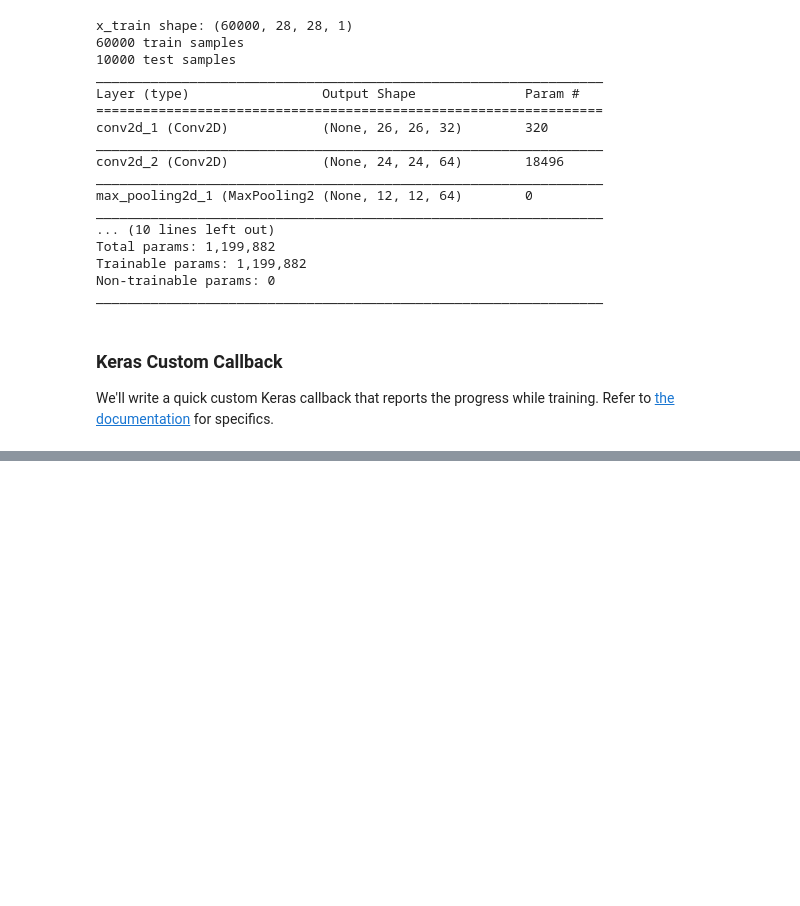
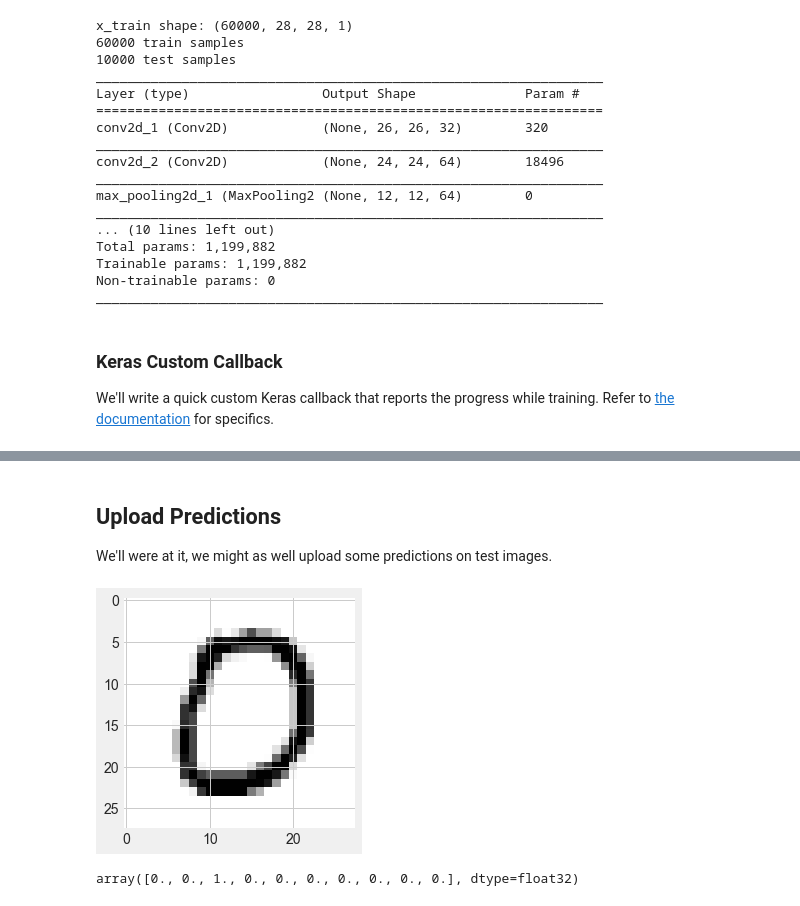
Before and after one commit to WillKoehrsen/Data-Analysis, a Jupyter notebook: slack_interaction/Slack Integration.ipynb, the cells around one changed output, grey strips where cells are left out. Saved outputs shown, nothing was run; the diff lists cells and outputs as text; code cells hidden in the pictures; blank space fills up the shorter version.

```diff
--- a/slack_interaction/Slack Integration.ipynb
+++ b/slack_interaction/Slack Integration.ipynb
@@ -695,27 +718,0 @@ history = model.fit(x_train, y_train, epochs = 2, batch_size = 512,
-# %%
-plt.style.use('fivethirtyeight')
-
-def plot_history(history):
-
-    best_epoch = np.argmin(history['val_loss'])
-    best_loss = history['val_loss'][best_epoch]
-    best_acc = history['val_acc'][best_epoch]
-    best_epoch += 1
-
-    epochs = list(range(1, len(history['loss']) + 1))
-    plt.figure(figsize = (18, 6))
-    plt.subplot(1, 2, 1)
-    plt.plot(epochs, history['loss'], '-o', ms = 10, label = "Training Loss")
-    plt.plot(epochs, history['val_loss'], '-*',  ms = 10, label = "Validation Loss")
-    plt.legend();
-    plt.xlabel('Epoch'); plt.ylabel('Loss')
-    plt.title('Losses');
-
-    plt.subplot(1, 2, 2)
-    plt.plot(epochs, history['acc'], '-o', ms = 10, label = 'Training Acc')
-    plt.plot(epochs, history['val_acc'], '-*',  ms = 10, label = "Validation Acc")
-    plt.legend()
-    plt.xlabel('Epoch'); plt.ylabel('Acc')
-    plt.title('Accuracy');
-
-    plt.suptitle('Training Curves', y= 1.05)
@@ -740,0 +753,21 @@ r.body
+# %% [markdown]
+## Upload Predictions
+
+We'll were at it, we might as well upload some predictions on test images.
+# %%
+from matplotlib import MatplotlibDeprecationWarning
+warnings.filterwarnings('ignore', category = MatplotlibDeprecationWarning)
+
+def plot_image(image, ax = None):
+    if ax is not None:
+        ax.imshow(image.reshape((28, 28)), cmap = 'Greys')
+    else:
+        plt.imshow(image.reshape((28, 28)), cmap = 'Greys')
+# %%
+plot_image(x_test[10])
+# %% [output]
+[figure, added]
+# %%
+y_test[1]
+# %% [output]
+array([0., 0., 1., 0., 0., 0., 0., 0., 0., 0.], dtype=float32)
```
Also changed, not shown: parts of 22 cells of this notebook, 29 other files.
